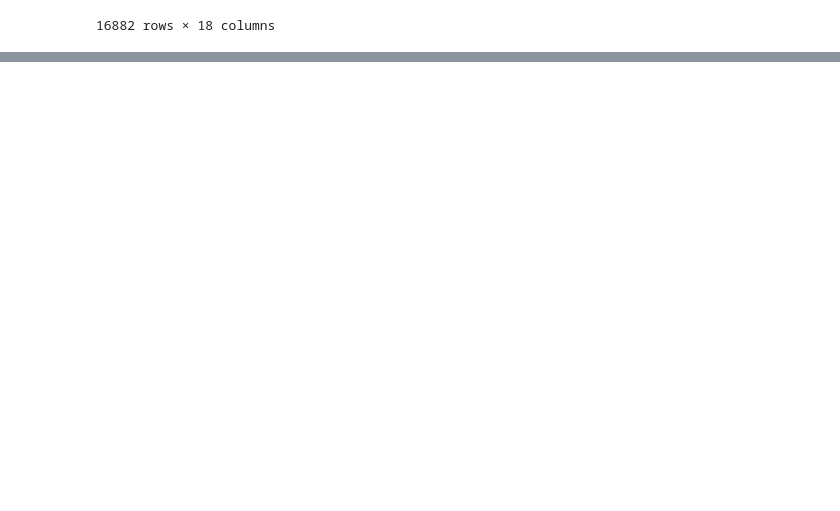
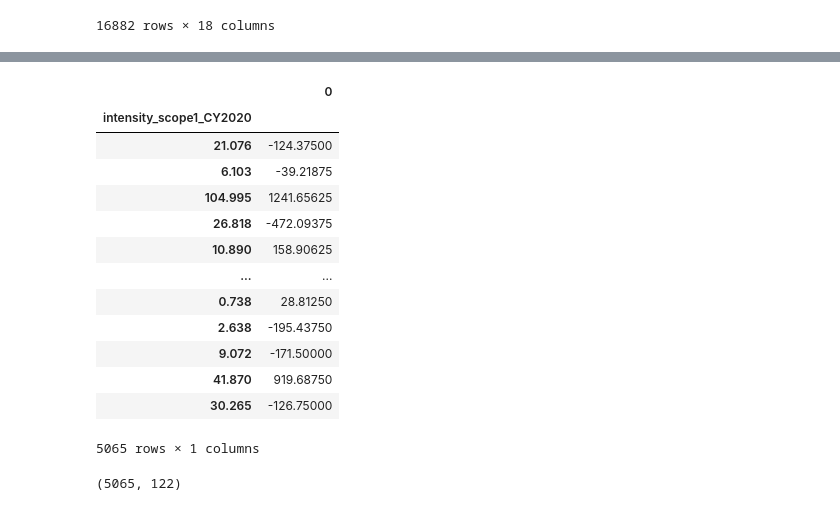
Before and after one commit to leocmcheung/carbon-forecast, a Jupyter notebook: notebooks/leo-D4.ipynb, the cells around one changed output, grey strips where cells are left out. Saved outputs shown, nothing was run; the diff lists cells and outputs as text; code cells hidden in the pictures; blank space fills up the shorter version.

```diff
--- a/notebooks/leo-D4.ipynb
+++ b/notebooks/leo-D4.ipynb
@@ -247,0 +386,2 @@ See the caveats in the documentation: https://pandas.pydata.org/pandas-docs/stab
+# %%
+X_test_transformed = preprocessor.transform(X_test)
@@ -247,0 +396,18 @@ See the caveats in the documentation: https://pandas.pydata.org/pandas-docs/stab
+# %%
+y_pred = model.predict(X_test_transformed)
+pd.DataFrame(y_pred, y_test)
+# %% [output]
+|  | 0 |
+| intensity_scope1_CY2020 |  |
+| 21.076 | -124.37500 |
+| 6.103 | -39.21875 |
+| 104.995 | 1241.65625 |
+| 26.818 | -472.09375 |
+| 10.890 | 158.90625 |
+| ... | ... |
+| 0.738 | 28.81250 |
+| 2.638 | -195.43750 |
+| 9.072 | -171.50000 |
+| 41.870 | 919.68750 |
+| 30.265 | -126.75000 |
+5065 rows × 1 columns
@@ -247,0 +417,4 @@ See the caveats in the documentation: https://pandas.pydata.org/pandas-docs/stab
+# %%
+X_test_transformed.shape
+# %% [output]
+(5065, 122)
```
Also changed, not shown: parts of 16 cells of this notebook, 1 other file.
